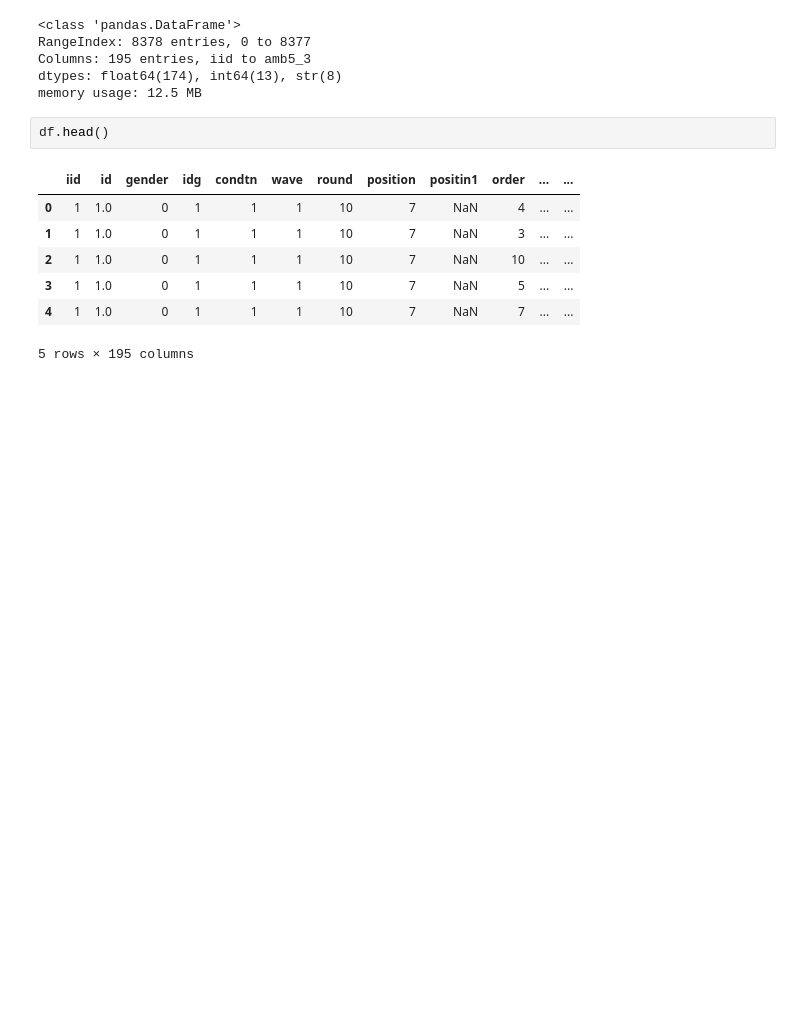
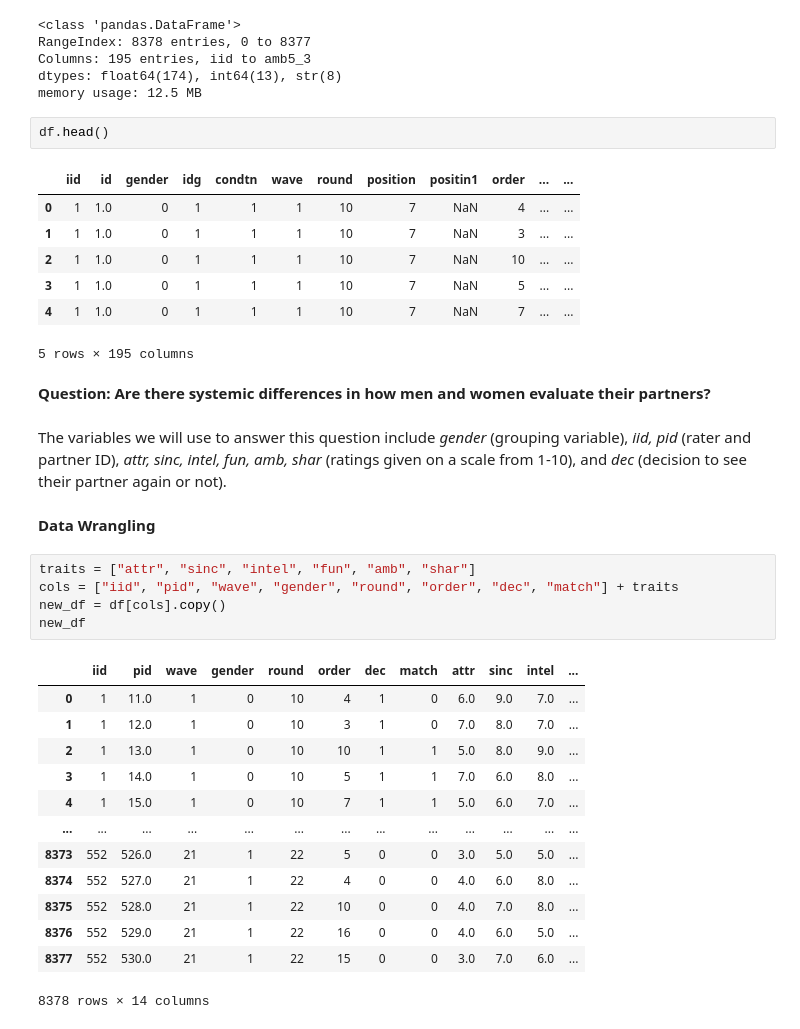
Before and after one commit to delaneyvanderpool/FDS2-F26-FinalProject-Group4, a Jupyter notebook: q1_natalie.ipynb, the cells around one changed output. Cells and saved outputs as stored; diff of their text form; blank space fills up the shorter version.

```diff
--- a/q1_natalie.ipynb
+++ b/q1_natalie.ipynb
@@ -22,3 +23,28 @@ df.head()
 | 3 | 1 | 1.0 | 0 | 1 | 1 | 1 | 10 | 7 | NaN | 5 | ... | ... |
 | 4 | 1 | 1.0 | 0 | 1 | 1 | 1 | 10 | 7 | NaN | 7 | ... | ... |
 5 rows × 195 columns
+# %% [markdown]
+**Question: Are there systemic differences in how men and women evaluate their partners?**
+# %% [markdown]
+The variables we will use to answer this question include *gender* (grouping variable), *iid, pid* (rater and partner ID), *attr, sinc, intel, fun, amb, shar* (ratings given on a scale from 1-10), and *dec* (decision to see their partner again or not).
+# %% [markdown]
+**Data Wrangling**
+# %%
+traits = ["attr", "sinc", "intel", "fun", "amb", "shar"]
+cols = ["iid", "pid", "wave", "gender", "round", "order", "dec", "match"] + traits
+new_df = df[cols].copy()
+new_df
+# %% [output]
+|  | iid | pid | wave | gender | round | order | dec | match | attr | sinc | intel | ... |
+| 0 | 1 | 11.0 | 1 | 0 | 10 | 4 | 1 | 0 | 6.0 | 9.0 | 7.0 | ... |
+| 1 | 1 | 12.0 | 1 | 0 | 10 | 3 | 1 | 0 | 7.0 | 8.0 | 7.0 | ... |
+| 2 | 1 | 13.0 | 1 | 0 | 10 | 10 | 1 | 1 | 5.0 | 8.0 | 9.0 | ... |
+| 3 | 1 | 14.0 | 1 | 0 | 10 | 5 | 1 | 1 | 7.0 | 6.0 | 8.0 | ... |
+| 4 | 1 | 15.0 | 1 | 0 | 10 | 7 | 1 | 1 | 5.0 | 6.0 | 7.0 | ... |
+| ... | ... | ... | ... | ... | ... | ... | ... | ... | ... | ... | ... | ... |
+| 8373 | 552 | 526.0 | 21 | 1 | 22 | 5 | 0 | 0 | 3.0 | 5.0 | 5.0 | ... |
+| 8374 | 552 | 527.0 | 21 | 1 | 22 | 4 | 0 | 0 | 4.0 | 6.0 | 8.0 | ... |
+| 8375 | 552 | 528.0 | 21 | 1 | 22 | 10 | 0 | 0 | 4.0 | 7.0 | 8.0 | ... |
+| 8376 | 552 | 529.0 | 21 | 1 | 22 | 16 | 0 | 0 | 4.0 | 6.0 | 5.0 | ... |
+| 8377 | 552 | 530.0 | 21 | 1 | 22 | 15 | 0 | 0 | 3.0 | 7.0 | 6.0 | ... |
+8378 rows × 14 columns
```
Also changed, not shown: parts of 7 cells of this notebook, 1 other file.
